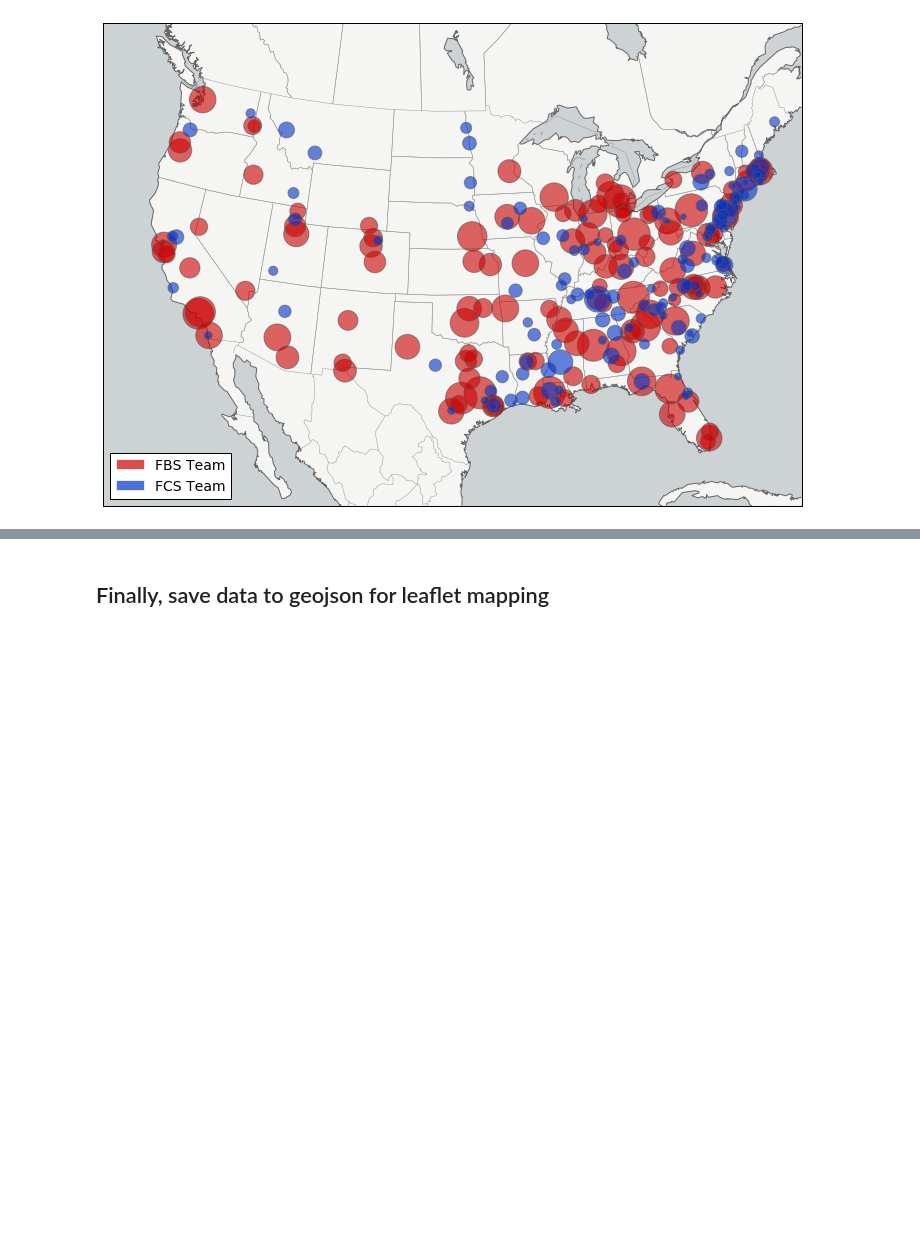
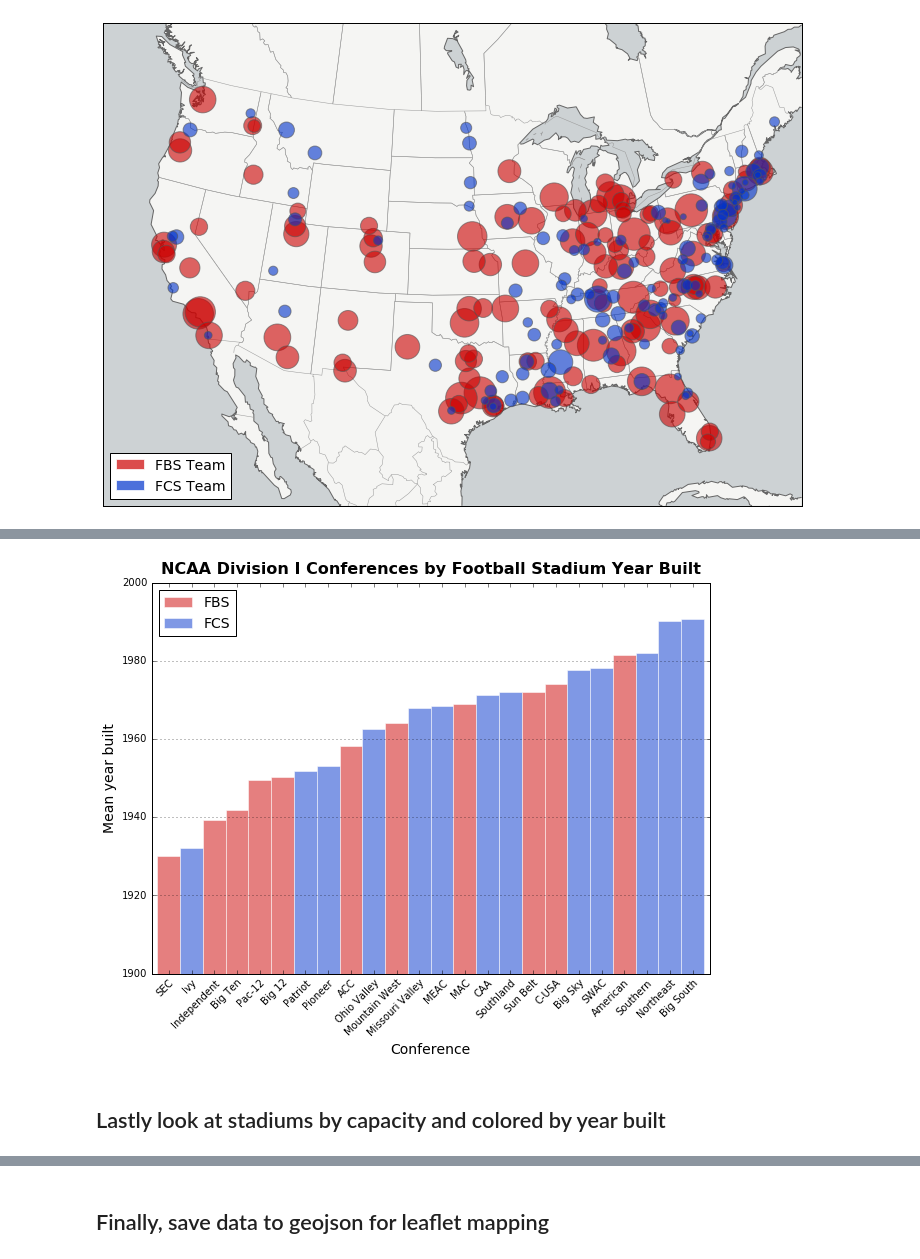
Before and after one commit to gboeing/data-visualization, a Jupyter notebook: ncaa-football-stadiums/visualize-football-stadiums.ipynb, the cells around one changed output, grey strips where cells are left out. Saved outputs shown, nothing was run; the diff lists cells and outputs as text; code cells hidden in the pictures; blank space fills up the shorter version.

Commit message:
added year-built analysis

```diff
--- a/ncaa-football-stadiums/visualize-football-stadiums.ipynb
+++ b/ncaa-football-stadiums/visualize-football-stadiums.ipynb
@@ -244,0 +251,7 @@ plt.show()
+# %%
+title_font = fm.FontProperties(family='Bitstream Vera Sans', style='normal', size=16, weight='bold', stretch='normal')
+label_font = fm.FontProperties(family='Bitstream Vera Sans', style='normal', size=14, weight='normal', stretch='normal')
+# %%
+df_plot = df.groupby('conference')['built'].mean()
+df_plot = df_plot.sort_values(ascending=True)
+df_plot.round()
@@ -244,0 +276,22 @@ plt.show()
+# %%
+divs = [df[df['conference']==label].iloc[0]['div'] for label in df_plot.index]
+colors = ['#cc0000' if div=='fbs' else '#0033cc' for div in divs]
+
+ax = df_plot.plot(kind='bar', figsize=[10, 7], color=colors, width=1, alpha=0.5, ec='w')
+ax.yaxis.grid(True)
+ax.set_ylim([1900, 2000])
+ax.set_xticklabels(df_plot.index, rotation=45, rotation_mode='anchor', ha='right')
+ax.set_xlabel('Conference', fontproperties=label_font)
+ax.set_ylabel('Mean year built', fontproperties=label_font)
+ax.set_title('NCAA Division I Conferences by Football Stadium Year Built', fontproperties=title_font, y=1.01)
+
+fbs_patch = mpatches.Patch(fc='#cc0000', alpha=0.5, ec='w', label='FBS')
+fcs_patch = mpatches.Patch(fc='#0033cc', alpha=0.5, ec='w', label='FCS')
+ax.legend(handles=[fbs_patch, fcs_patch], loc=2, prop={'size':14})
+
+plt.savefig('images/conferences-year-bar.png', dpi=dpi, bbox_inches='tight', pad_inches=0.1)
+plt.show()
+# %% [output]
+[figure, added]
+# %% [markdown]
+## Lastly look at stadiums by capacity and colored by year built
```
Also changed, not shown: parts of 19 cells of this notebook, 6 other files.
